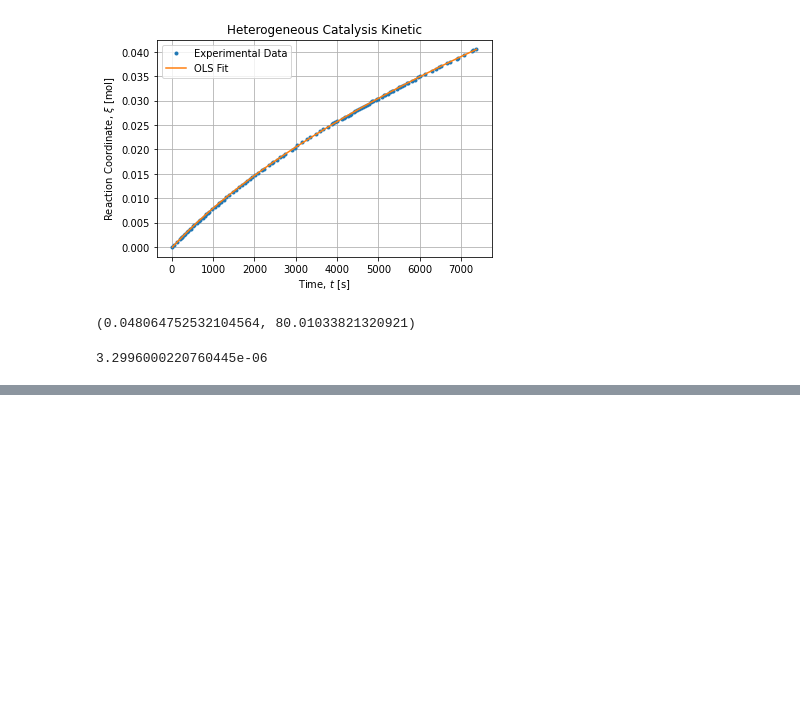
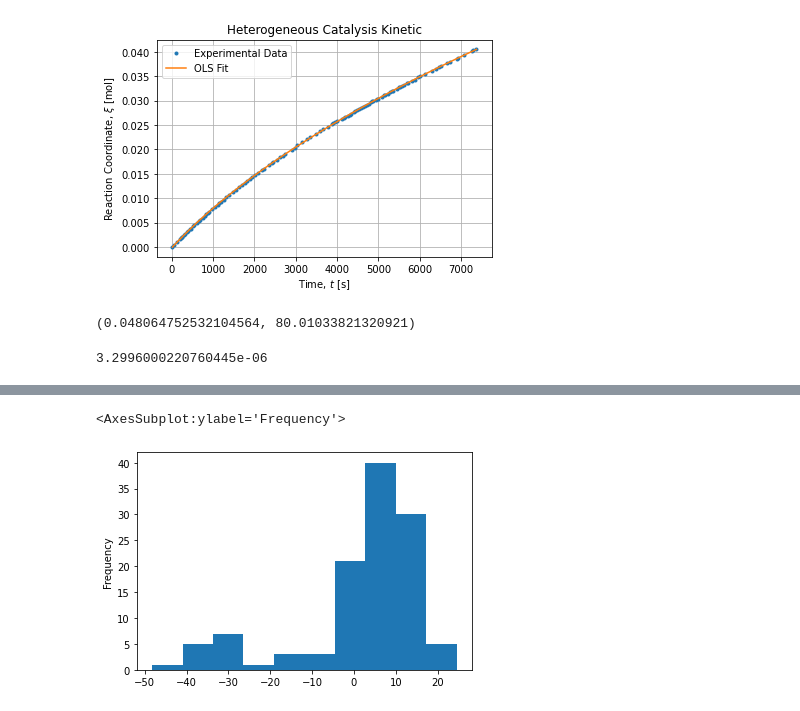
Before and after one commit to jlandercy/cookbook, a Jupyter notebook: python/posts/CatHet.ipynb, the cells around one changed output, grey strips where cells are left out. Cells and saved outputs as stored; diff of their text form; code cells hidden in the pictures; blank space fills up the shorter version.

```diff
--- a/python/posts/CatHet.ipynb
+++ b/python/posts/CatHet.ipynb
@@ -207,0 +209,5 @@ axe.grid()
+# %%
+((df["t"] - that)).plot(kind="hist")
+# %% [output]
+<AxesSubplot:ylabel='Frequency'>
+[figure, added]
```
Also changed, not shown: parts of 25 cells of this notebook.
